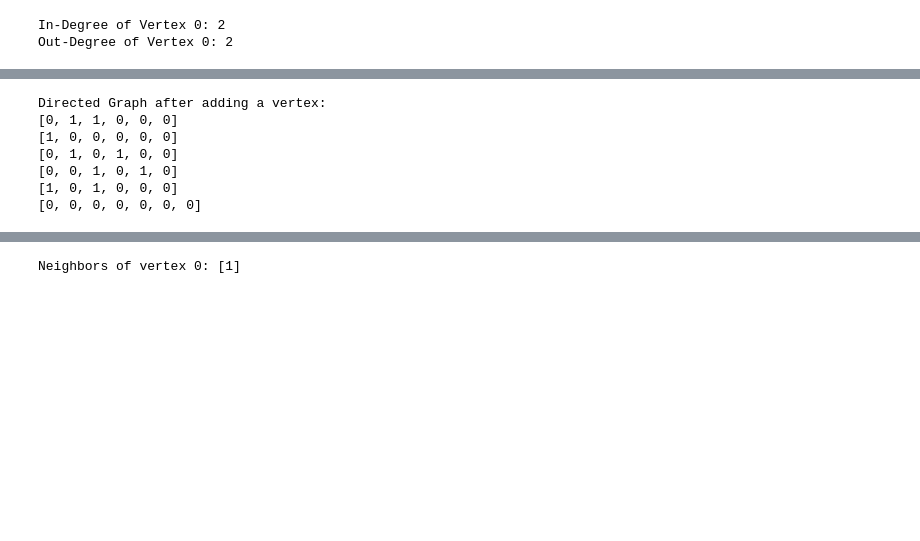
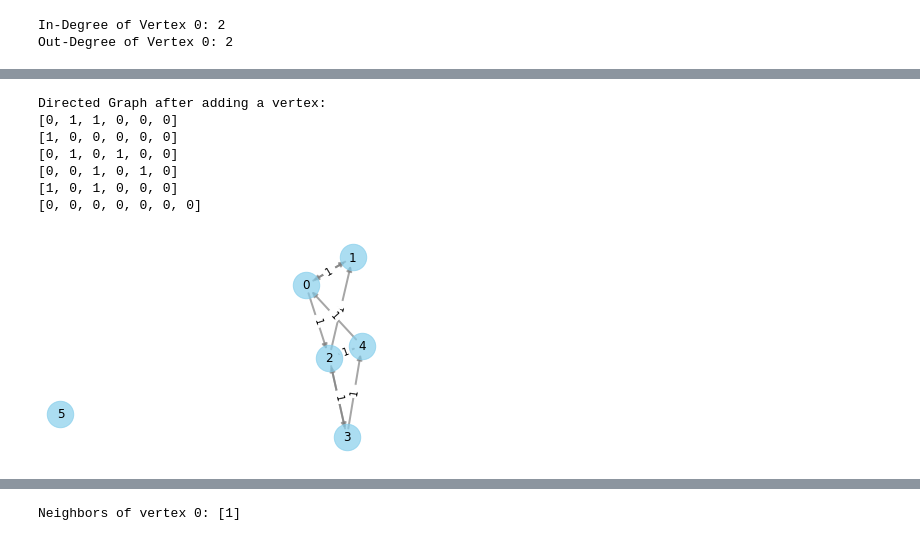
Before and after one commit to Muhammad-Sheraz-ds/Data-Structures-and-Algorithms-in-Python, a Jupyter notebook: Graphs/Adjacent Matrices Method/Directed Graphs Ajacent Matrices.ipynb, the cells around one changed output, grey strips where cells are left out. Drawn from its saved outputs; the diff is of its cells as text; code cells hidden in the pictures; blank space fills up the shorter version.

```diff
--- a/Graphs/Adjacent Matrices Method/Directed Graphs Ajacent Matrices.ipynb
+++ b/Graphs/Adjacent Matrices Method/Directed Graphs Ajacent Matrices.ipynb
@@ -115,15 +152,17 @@ Directed Graph after removing edge (1, 3):
 # %%
 graph.add_vertex()
-
 print("\nDirected Graph after adding a vertex:")
 graph.display()
+
+graph.visualize_graph()
 # %% [output]
 Directed Graph after adding a vertex:
 [0, 1, 1, 0, 0, 0]
 [1, 0, 0, 0, 0, 0]
 [0, 1, 0, 1, 0, 0]
 [0, 0, 1, 0, 1, 0]
 [1, 0, 1, 0, 0, 0]
 [0, 0, 0, 0, 0, 0, 0]
+[figure, added]
 # %%
 graph.remove_vertex(1)
```
Also changed, not shown: parts of 6 cells of this notebook, 18 other files.
